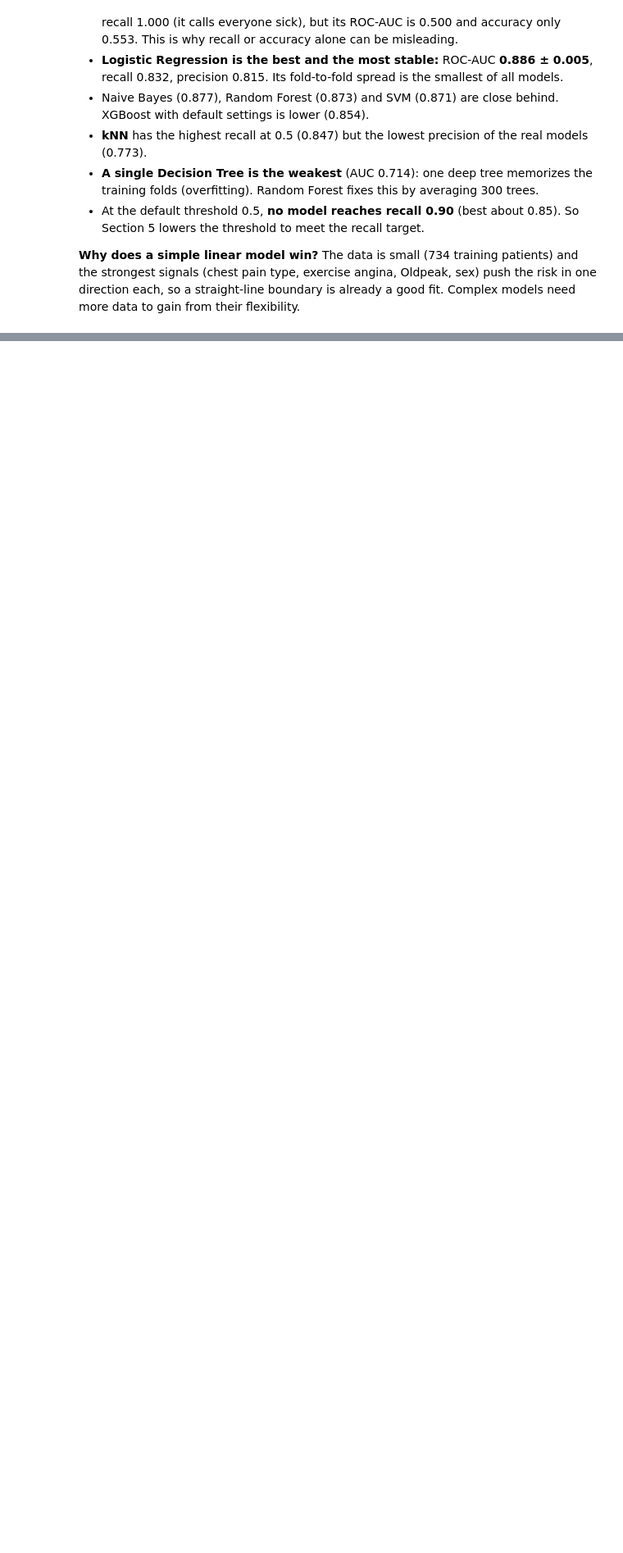
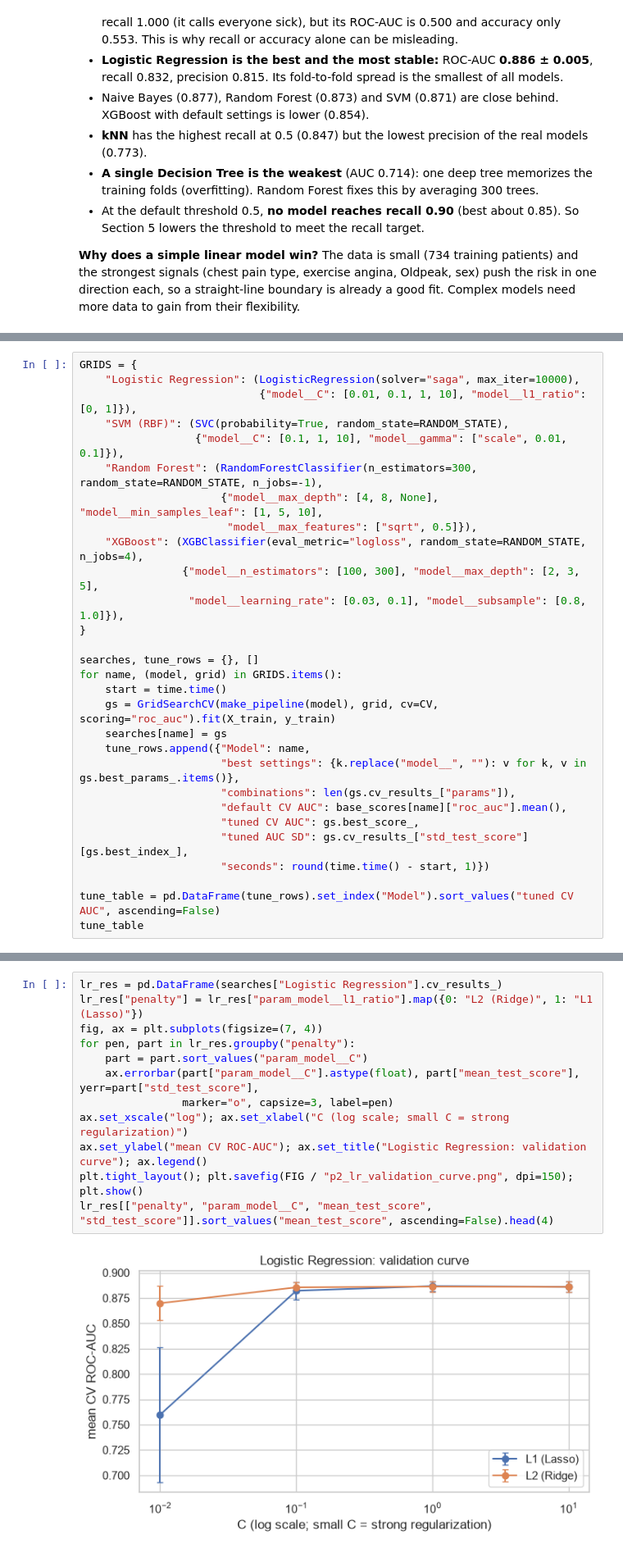
Before and after one commit to Razamirxa/heart-disease-risk, a Jupyter notebook: notebooks/02_modeling_pipeline.ipynb, the cells around one changed output, grey strips where cells are left out. Shown at 82% size. Cells and saved outputs as stored; diff of their text form; blank space fills up the shorter version.

Commit message:
Part 2: hyperparameter tuning, threshold for recall 0.90 and test results

```diff
--- a/notebooks/02_modeling_pipeline.ipynb
+++ b/notebooks/02_modeling_pipeline.ipynb
@@ -278,0 +295,29 @@ plt.tight_layout(); plt.savefig(FIG / "p2_cv_model_comparison.png", dpi=150); pl
+# %%
+GRIDS = {
+    "Logistic Regression": (LogisticRegression(solver="saga", max_iter=10000),
+                            {"model__C": [0.01, 0.1, 1, 10], "model__l1_ratio": [0, 1]}),
+    "SVM (RBF)": (SVC(probability=True, random_state=RANDOM_STATE),
+                  {"model__C": [0.1, 1, 10], "model__gamma": ["scale", 0.01, 0.1]}),
+    "Random Forest": (RandomForestClassifier(n_estimators=300, random_state=RANDOM_STATE, n_jobs=-1),
+                      {"model__max_depth": [4, 8, None], "model__min_samples_leaf": [1, 5, 10],
+                       "model__max_features": ["sqrt", 0.5]}),
+    "XGBoost": (XGBClassifier(eval_metric="logloss", random_state=RANDOM_STATE, n_jobs=4),
+                {"model__n_estimators": [100, 300], "model__max_depth": [2, 3, 5],
+                 "model__learning_rate": [0.03, 0.1], "model__subsample": [0.8, 1.0]}),
+}
+
+searches, tune_rows = {}, []
+for name, (model, grid) in GRIDS.items():
+    start = time.time()
+    gs = GridSearchCV(make_pipeline(model), grid, cv=CV, scoring="roc_auc").fit(X_train, y_train)
+    searches[name] = gs
+    tune_rows.append({"Model": name,
+                      "best settings": {k.replace("model__", ""): v for k, v in gs.best_params_.items()},
+                      "combinations": len(gs.cv_results_["params"]),
+                      "default CV AUC": base_scores[name]["roc_auc"].mean(),
+                      "tuned CV AUC": gs.best_score_,
+                      "tuned AUC SD": gs.cv_results_["std_test_score"][gs.best_index_],
+                      "seconds": round(time.time() - start, 1)})
+
+tune_table = pd.DataFrame(tune_rows).set_index("Model").sort_values("tuned CV AUC", ascending=False)
+tune_table
@@ -278,0 +333,14 @@ plt.tight_layout(); plt.savefig(FIG / "p2_cv_model_comparison.png", dpi=150); pl
+# %%
+lr_res = pd.DataFrame(searches["Logistic Regression"].cv_results_)
+lr_res["penalty"] = lr_res["param_model__l1_ratio"].map({0: "L2 (Ridge)", 1: "L1 (Lasso)"})
+fig, ax = plt.subplots(figsize=(7, 4))
+for pen, part in lr_res.groupby("penalty"):
+    part = part.sort_values("param_model__C")
+    ax.errorbar(part["param_model__C"].astype(float), part["mean_test_score"], yerr=part["std_test_score"],
+                marker="o", capsize=3, label=pen)
+ax.set_xscale("log"); ax.set_xlabel("C (log scale; small C = strong regularization)")
+ax.set_ylabel("mean CV ROC-AUC"); ax.set_title("Logistic Regression: validation curve"); ax.legend()
+plt.tight_layout(); plt.savefig(FIG / "p2_lr_validation_curve.png", dpi=150); plt.show()
+lr_res[["penalty", "param_model__C", "mean_test_score", "std_test_score"]].sort_values("mean_test_score", ascending=False).head(4)
+# %% [output]
+[figure, added]
```
Also changed, not shown: parts of 19 cells of this notebook, 5 other files.
